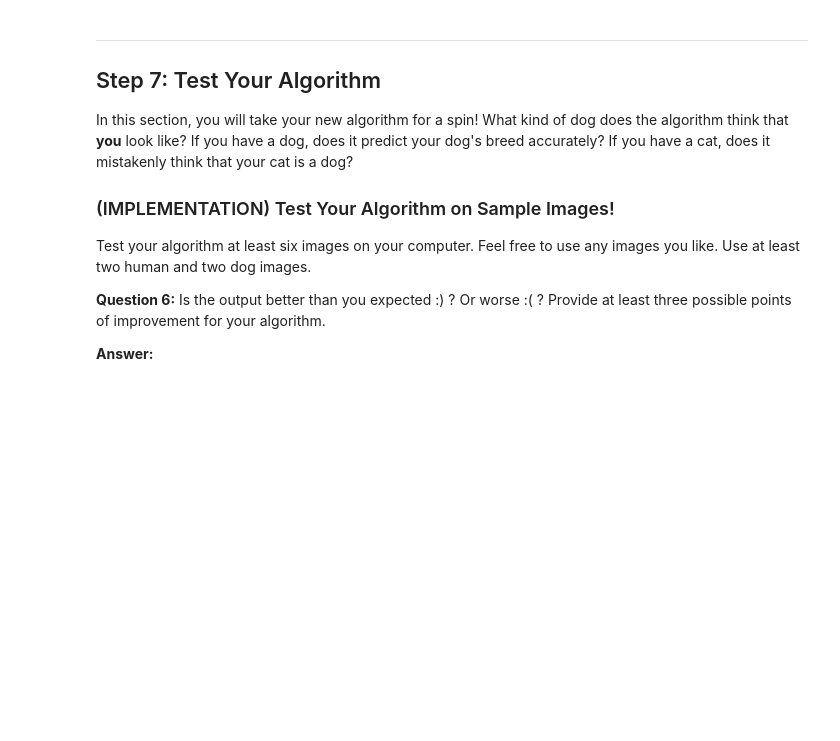
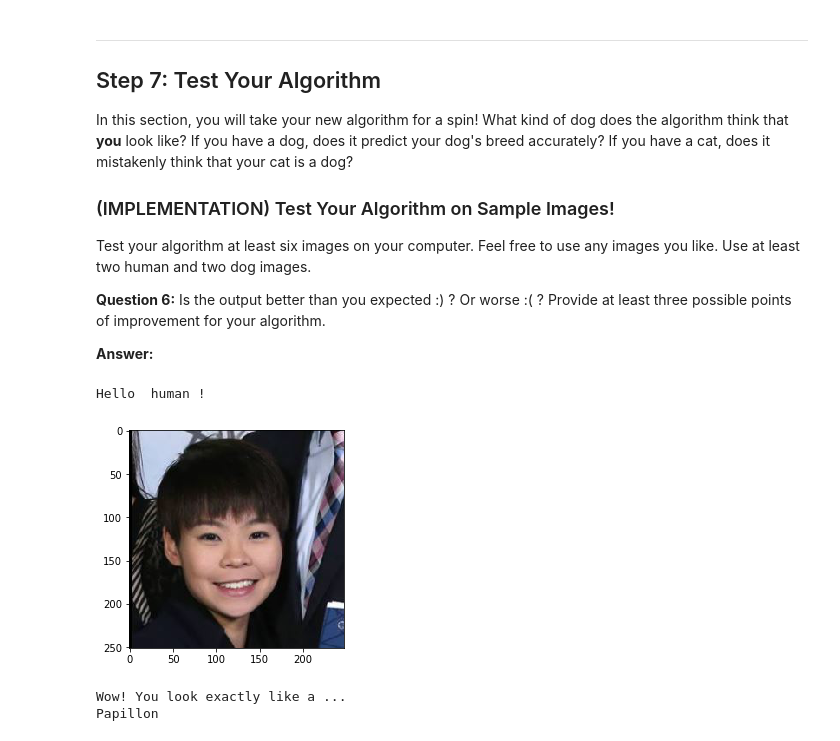
Before and after one commit to heidekrueger/dog-project, a Jupyter notebook: dog_app.ipynb, the cells around one changed output. Cells and saved outputs as stored; diff of their text form; code cells hidden in the pictures; blank space fills up the shorter version.

Commit message:
mostly finished the dog detector project (ex improvements and cleanup

```diff
--- a/dog_app.ipynb
+++ b/dog_app.ipynb
@@ -660,0 +682,7 @@ You are welcome to [augment the training data](https://blog.keras.io/building-po
+# %%
+checkpointer = ModelCheckpoint(filepath='saved_models/weights.best.resnet50.hdf5',
+                               verbose=1, save_best_only=True)
+
+transfer_model.fit(train_resnet50, train_targets,
+          validation_data=(valid_resnet50, valid_targets),
+          epochs=10, batch_size=20, callbacks=[checkpointer], verbose=2)
@@ -662,3 +695,4 @@ You are welcome to [augment the training data](https://blog.keras.io/building-po
 ### (IMPLEMENTATION) Load the Model with the Best Validation Loss
 # %%
 ### TODO: Load the model weights with the best validation loss.
+transfer_model.load_weights('saved_models/weights.best.resnet50.hdf5')
@@ -686,3 +733,12 @@ where `{network}`, in the above filename, should be one of `VGG19`, `Resnet50`,
 # %%
 ### TODO: Write a function that takes a path to an image as input
 ### and returns the dog breed that is predicted by the model.
+
+
+def resnet_predict_breed(img_path):
+    # extract bottleneck features
+    bottleneck_feature = extract_Resnet50(path_to_tensor(img_path))
+    # obtain predicted vector
+    predicted_vector = transfer_model.predict(bottleneck_feature)
+    # return dog breed that is predicted by the model
+    return dog_names[np.argmax(predicted_vector)]
@@ -710,3 +772,29 @@ Some sample output for our algorithm is provided below, but feel free to design
+# %%
+### TODO: Write your algorithm.
+### Feel free to use as many code cells as needed.
+def dog_breed_detector(img):
+    species = "alien"
+    message = "Error: This image looks neither like a dog, nor like a human! Whatever it is, it looks a bit like a ..."
+    if dog_detector(img):
+        species = "dog"
+        message = "You're a ..."
+    elif face_detector(img):
+        species = "human"
+        message = "Wow! You look exactly like a ..."
+
+    print('Hello ', species , '!')
+
+    # load color (BGR) image
+    pic = cv2.imread(img)
+    # convert BGR image to RGB for plotting
+    cv_rgb = cv2.cvtColor(pic, cv2.COLOR_BGR2RGB)
+
+    # display the image, along with bounding box
+    plt.imshow(cv_rgb)
+    plt.show()
+
+    print(message)
+    print(resnet_predict_breed(img))
 # %% [markdown]
 ---
 <a id='step7'></a>
@@ -724,4 +812,10 @@ __Answer:__
 # %%
 ## TODO: Execute your algorithm from Step 6 on
 ## at least 6 images on your computer.
 ## Feel free to use as many code cells as needed.
+dog_breed_detector('images/sharon.JPG')
+# %% [output]
+Hello  human !
+[figure, added]
+Wow! You look exactly like a ...
+Papillon
```
Also changed, not shown: parts of 28 cells of this notebook, 1 other file.
